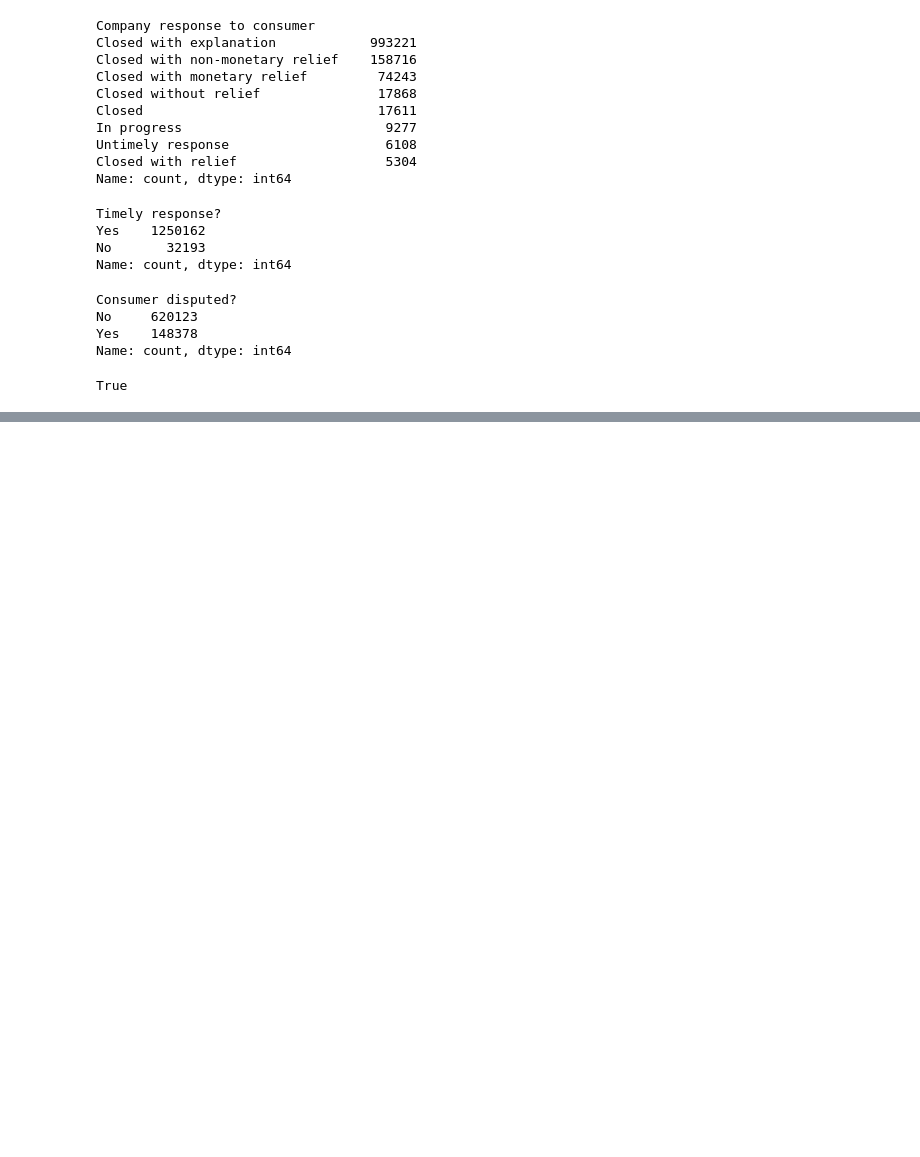
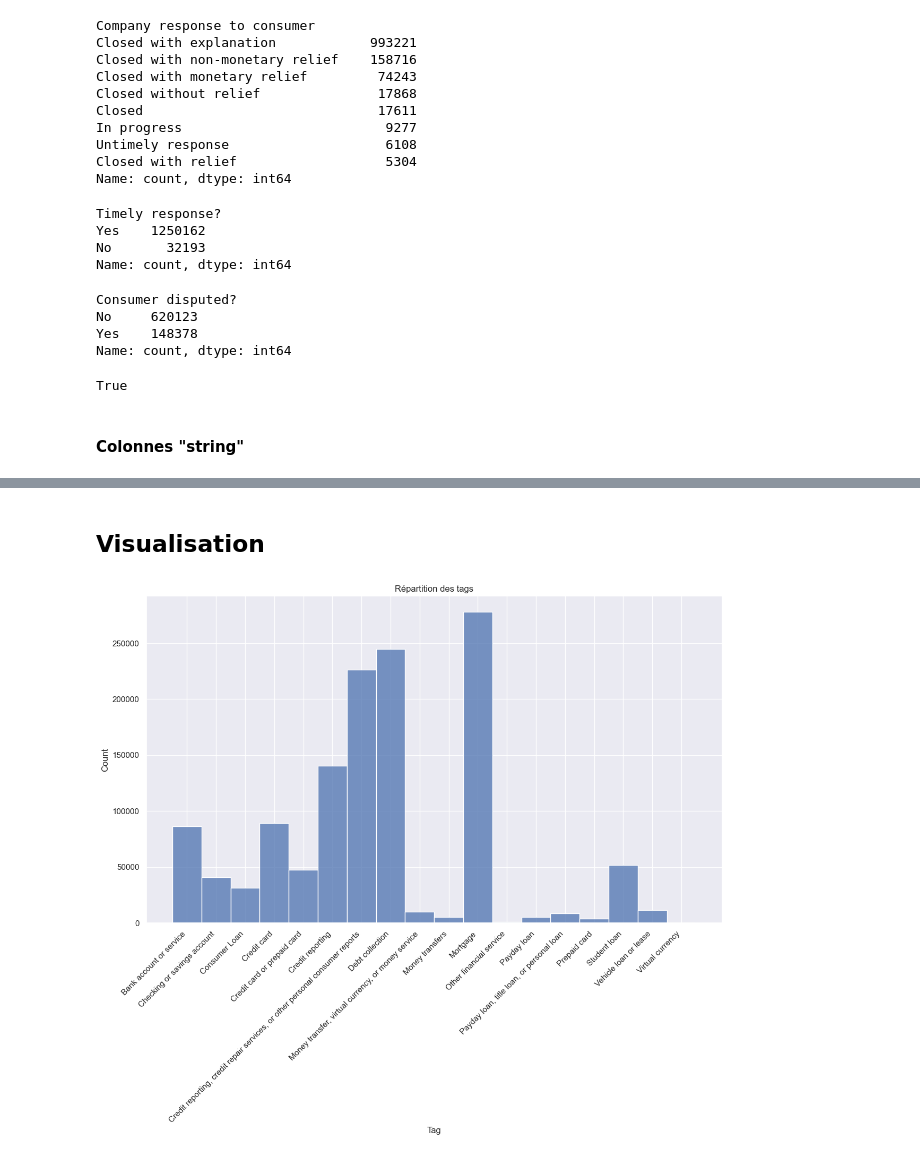
Before and after one commit to ifTrueReturnFalse/retraining-llm-ml-comparaison, a Jupyter notebook: backend/notebooks/analysis.ipynb, the cells around one changed output, grey strips where cells are left out. Saved outputs shown, nothing was run; the diff lists cells and outputs as text; code cells hidden in the pictures; blank space fills up the shorter version.

Commit message:
update: switch to parquet file format, added a histo for tag repartition

```diff
--- a/backend/notebooks/analysis.ipynb
+++ b/backend/notebooks/analysis.ipynb
@@ -14,15 +13,7 @@ from utils.dataframe_utils import get_filling_rate
 # %% [markdown]
 ## Chargement du dataset
 # %%
-
-
-data = pd.read_csv(
-    "../../datasets/dataset.csv",
-    dtype=types_dict,
-    parse_dates=["Date received", "Date sent to company"],
-    engine="python",
-    on_bad_lines="warn",
-)
+data = pd.read_parquet("../../datasets/dataset.parquet")
 # %% [markdown]
 Les types sont mixés sur certaines colonnes, à vérifier lors de l'analyse
 # %% [markdown]
@@ -201,6 +196,8 @@ Name: count, dtype: int64
 print(data['Complaint ID'].is_unique)
 # %% [output]
 True
+# %% [markdown]
+#### Colonnes "string"
 # %%
 data[data['Consumer Claim'].notnull()].head()
 # %% [output]
@@ -210,3 +207,16 @@ data[data['Consumer Claim'].notnull()].head()
 | 30735 | 2019-03-22 | Credit reporting, credit repair s... | There are many mistakes appear in... | Company has responded to the cons... | TRANSUNION INTERMEDIATE HOLDINGS,... | TX | 770XX | NaN | ... |
 | 30795 | 2019-03-22 | Credit reporting, credit repair s... | There are many mistakes appear in... | Company has responded to the cons... | TRANSUNION INTERMEDIATE HOLDINGS,... | TX | 787XX | NaN | ... |
 | 30807 | 2019-03-22 | Credit reporting, credit repair s... | There are many mistakes appear in... | Company has responded to the cons... | TRANSUNION INTERMEDIATE HOLDINGS,... | CA | 951XX | NaN | ... |
+# %% [markdown]
+## Visualisation
+# %%
+plt.figure(figsize=(14,8))
+
+sns.set_theme(style="darkgrid")
+sns.histplot(data=data, x="Tag")
+
+plt.xticks(rotation=45, ha="right")
+plt.title("Répartition des tags")
+plt.show()
+# %% [output]
+[figure, added]
```
Also changed, not shown: parts of 5 cells of this notebook, 4 other files.
